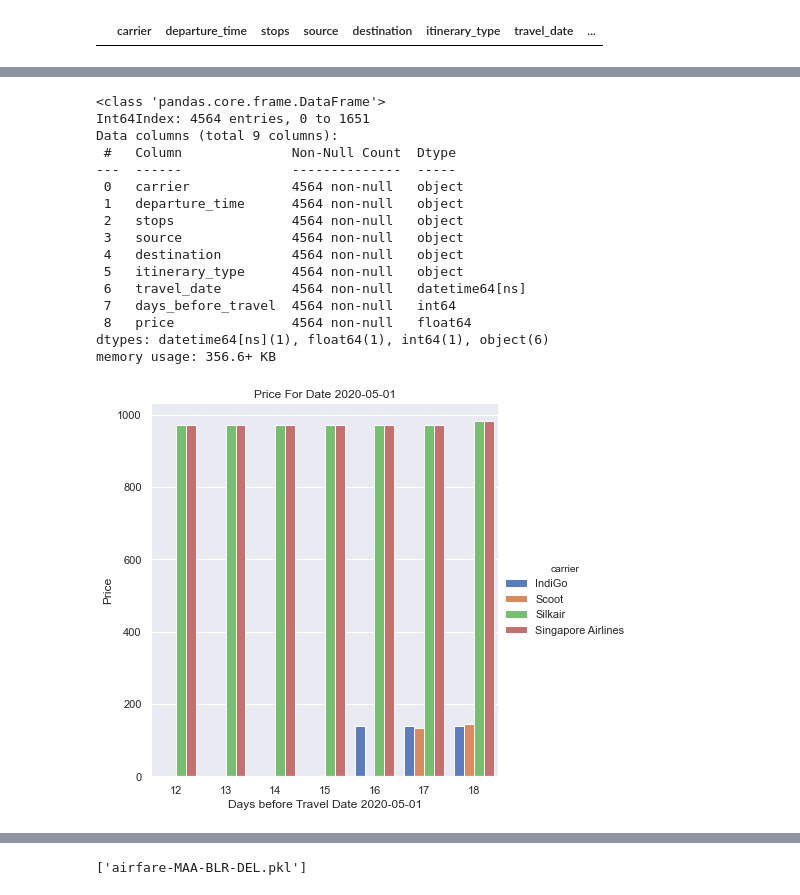
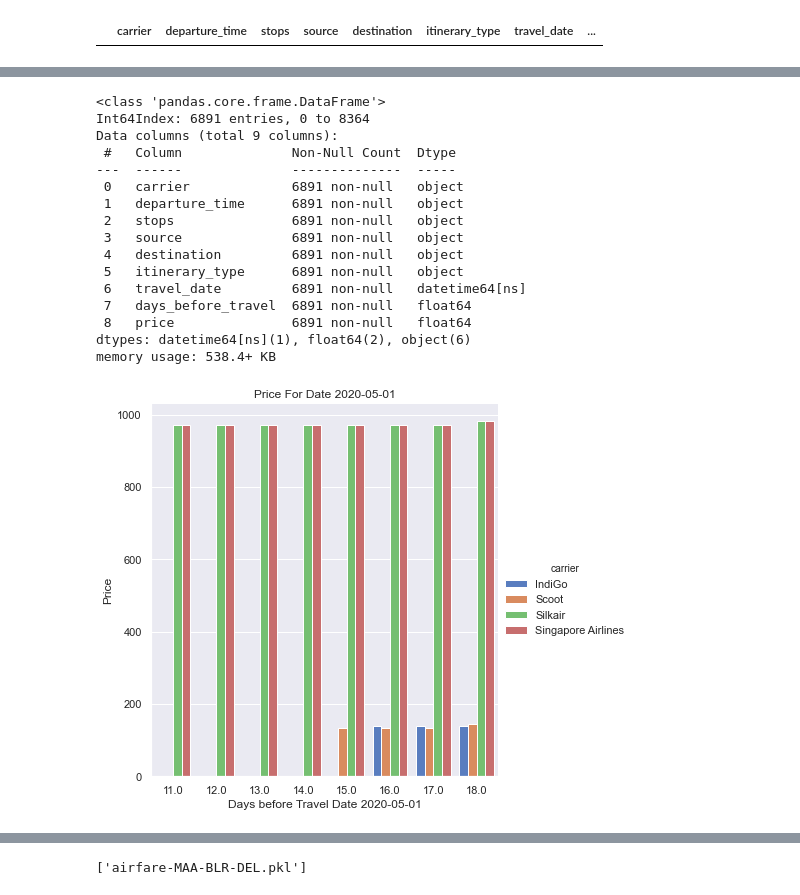
Before and after one commit to sureshsmvc/airfare, a Jupyter notebook: airfare-MAA-BLR-DEL.ipynb, the cells around one changed output, grey strips where cells are left out. Drawn from its saved outputs; the diff is of its cells as text; code cells hidden in the pictures.

```diff
--- a/airfare-MAA-BLR-DEL.ipynb
+++ b/airfare-MAA-BLR-DEL.ipynb
@@ -21,5 +33,6 @@ os.chdir(curr)
 # %%
 df = all_df.copy()
+df.reset_index(inplace=True, drop=True)
 df = df.drop(df[df.price == 'Price unavailable' ].index)
 print(df.columns)
 print(df.shape)
@@ -83,32 +114,30 @@ plt.show()
 df.info()
 # %% [output]
 <class 'pandas.core.frame.DataFrame'>
-Int64Index: 4564 entries, 0 to 1651
+Int64Index: 6891 entries, 0 to 8364
 Data columns (total 9 columns):
  #   Column              Non-Null Count  Dtype
 ---  ------              --------------  -----
- 0   carrier             4564 non-null   object
- 1   departure_time      4564 non-null   object
- 2   stops               4564 non-null   object
- 3   source              4564 non-null   object
- 4   destination         4564 non-null   object
- 5   itinerary_type      4564 non-null   object
- 6   travel_date         4564 non-null   datetime64[ns]
- 7   days_before_travel  4564 non-null   int64
- 8   price               4564 non-null   float64
-dtypes: datetime64[ns](1), float64(1), int64(1), object(6)
-memory usage: 356.6+ KB
+ 0   carrier             6891 non-null   object
+ 1   departure_time      6891 non-null   object
+ 2   stops               6891 non-null   object
+ 3   source              6891 non-null   object
+ 4   destination         6891 non-null   object
+ 5   itinerary_type      6891 non-null   object
+ 6   travel_date         6891 non-null   datetime64[ns]
+ 7   days_before_travel  6891 non-null   float64
+ 8   price               6891 non-null   float64
+dtypes: datetime64[ns](1), float64(2), object(6)
+memory usage: 538.4+ KB
 # %%
-import datetime
 date = datetime.datetime.strptime("2020-05-01", '%Y-%m-%d')
 destination = 'MAA'
 filter_df = df[(df['travel_date'] == date) & (df['destination'] == destination)]
-sns.set(style="darkgrid")
 s = sns.catplot(x="days_before_travel", y="price", hue="carrier", data=filter_df,
                 height=6, kind="bar", palette="muted")
 plt.title('Price For Date {}'.format(date.date()))
 plt.ylabel('Price', fontsize=12)
 plt.xlabel('Days before Travel Date {}'.format(date.date()), fontsize=12)
 plt.show()
 # %% [output]
-[figure, old version]
+[figure, new version]
```
Also changed, not shown: parts of 30 cells of this notebook, 8 other files.
